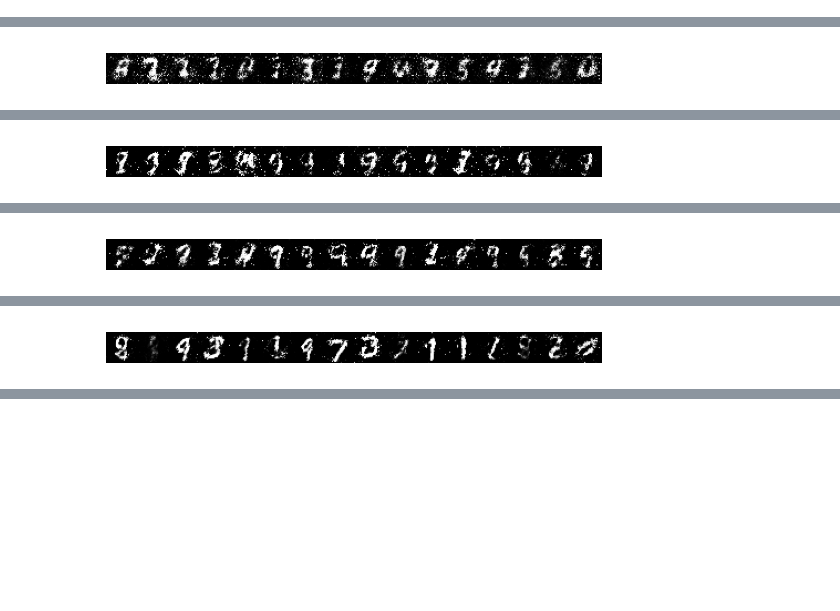
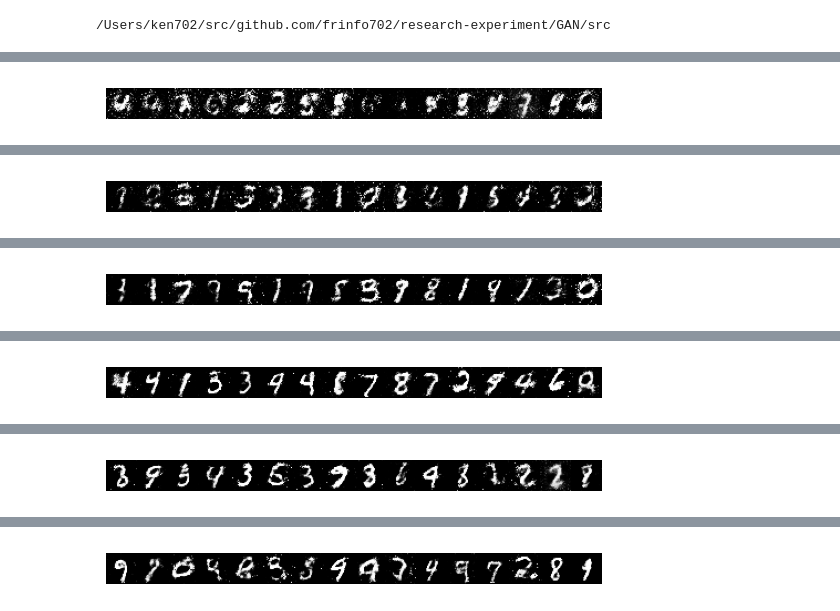
Before and after one commit to frinfo702/research-experiment, a Jupyter notebook: GAN/src/main.ipynb, the cells around one changed output, grey strips where cells are left out. Drawn from its saved outputs; the diff is of its cells as text; code cells hidden in the pictures; blank space fills up the shorter version.

```diff
--- a/GAN/src/main.ipynb
+++ b/GAN/src/main.ipynb
@@ -86,3 +93,8 @@ Step: 900, theta_d: (np.float64(-14.202696449607428), np.float64(-86.73748292469
+# %%
+import os
+print(os.getcwd())
+# %% [output]
+/Users/ken702/src/github.com/frinfo702/research-experiment/GAN/src
 # %%
 import torch
 import torch.nn as nn
@@ -91,15 +103,15 @@ from torchvision import datasets, transforms
 from torch.utils.data import DataLoader
 import matplotlib.pyplot as plt
 
-latent_dim = 100   # size of noise z
+latent_dim = 20   # size of noise z (latent variable)
 img_size = 28 * 28
 batch_size = 128
-lr = 0.0002
-epochs = 20
+lr = 0.0003
+epochs = 30
 
 transform = transforms.Compose([
     transforms.ToTensor(),
-    transforms.Normalize([0.5], [0.5])  # scale to [-1,1]
+    transforms.Normalize([0.5], [0.5])
 ])
 dataset = datasets.MNIST(root="./data", train=True, transform=transform, download=True)
 loader = DataLoader(dataset, batch_size=batch_size, shuffle=True)
@@ -141,7 +153,7 @@ optimizer_G = optim.Adam(G.parameters(), lr=lr, betas=(0.5, 0.999))
 
 def learn(m: int, k: int, datas):
     for epoch in range(k):
-        for i, (imgs, _) in enumerate(datas):
+        for idx, (imgs, _) in enumerate(datas):
             real_imgs = imgs.view(-1, img_size)
             batch_size = real_imgs.size(0)
 
@@ -197 +209 @@ Epoch [5/20] | D loss: 0.7065 | G loss: 0.7097
-[figure, old version]
+[figure, new version]
@@ -203 +215 @@ Epoch [10/20] | D loss: 0.1703 | G loss: 3.0201
-[figure, old version]
+[figure, new version]
@@ -209 +221 @@ Epoch [15/20] | D loss: 0.2747 | G loss: 3.4528
-[figure, old version]
+[figure, new version]
@@ -215 +227 @@ Epoch [20/20] | D loss: 0.5628 | G loss: 2.8215
-[figure, old version]
+[figure, new version]
@@ -215,0 +233 @@ Epoch [20/20] | D loss: 0.5628 | G loss: 2.8215
+[figure, added]
@@ -215,0 +239 @@ Epoch [20/20] | D loss: 0.5628 | G loss: 2.8215
+[figure, added]
```
Also changed, not shown: parts of 2 cells of this notebook.
